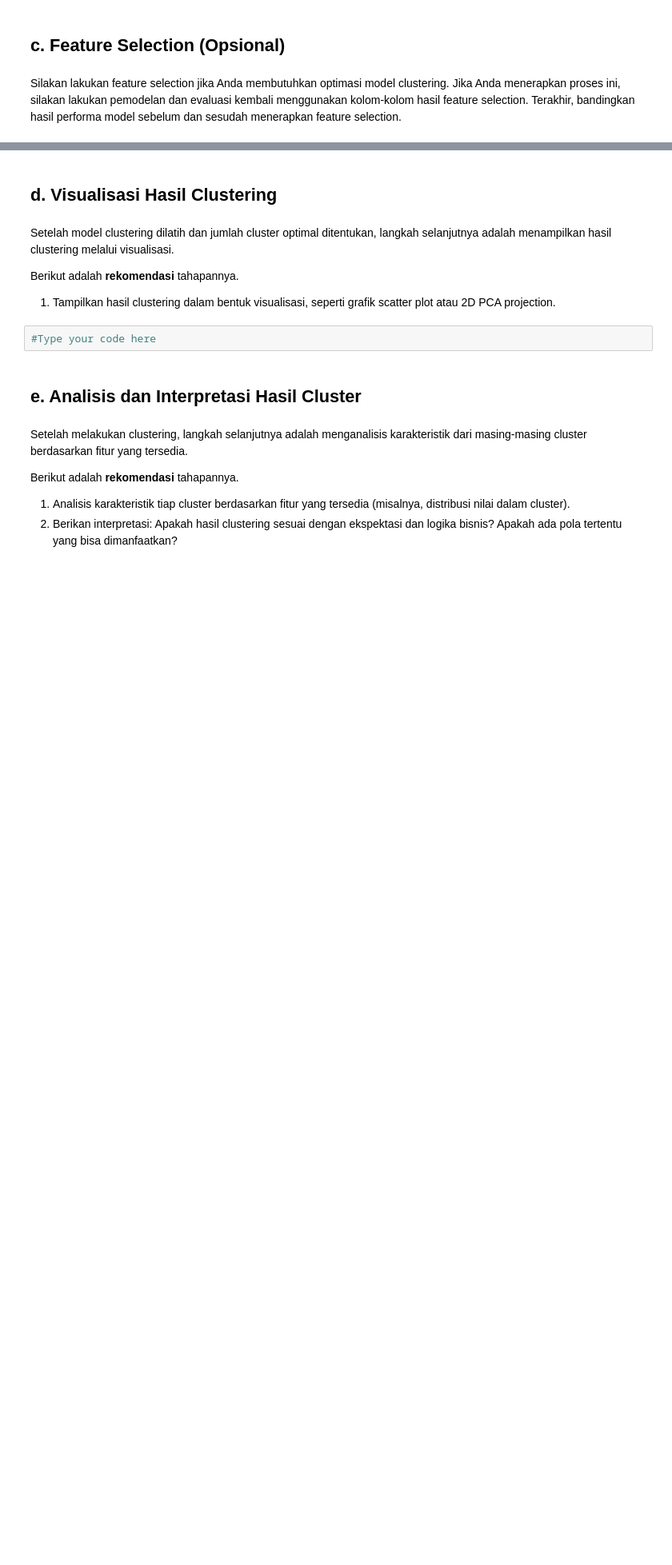
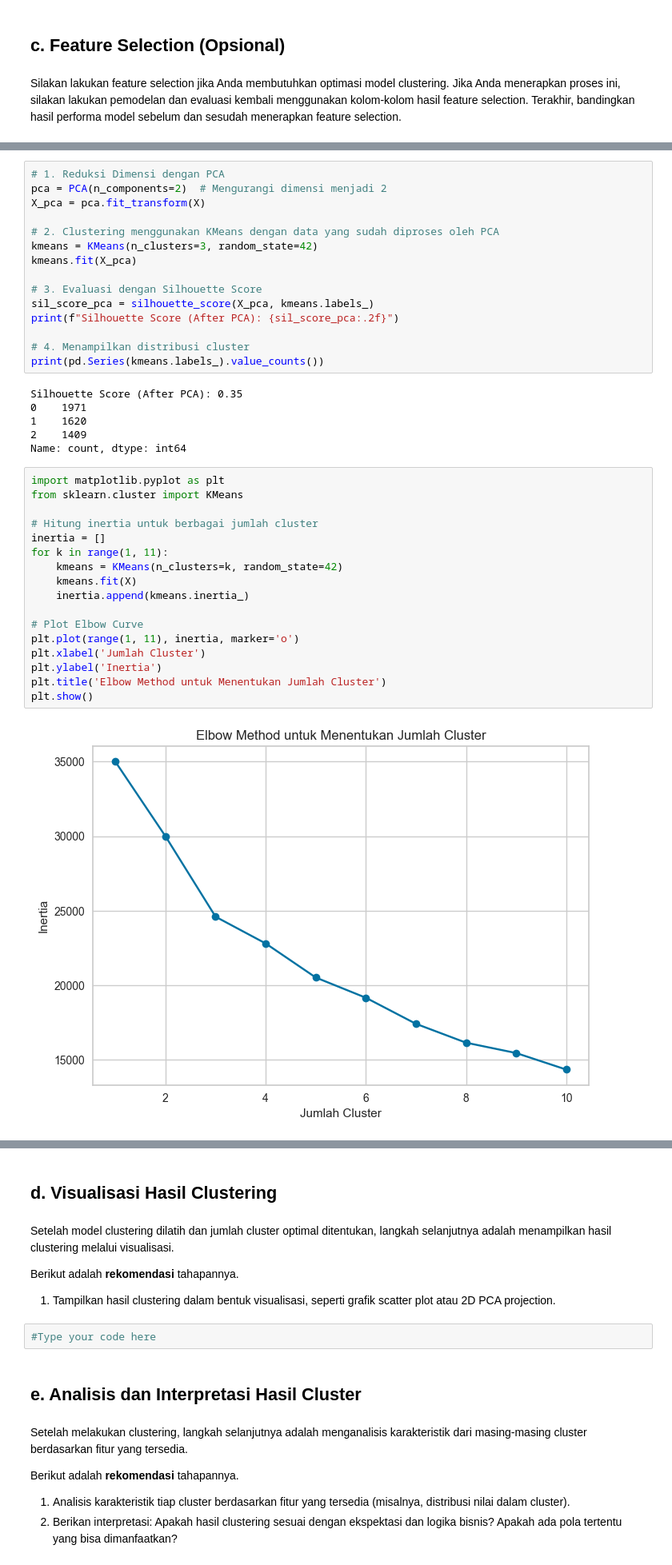
Before and after one commit to M4tchaa/submission-ml, a Jupyter notebook: aruri.ipynb, the cells around one changed output, grey strips where cells are left out. Shown at 80% size. Cells and saved outputs as stored; diff of their text form; blank space fills up the shorter version.

```diff
--- a/aruri.ipynb
+++ b/aruri.ipynb
@@ -351,0 +393,40 @@ Silakan lakukan feature selection jika Anda membutuhkan optimasi model clusterin
+# %%
+# 1. Reduksi Dimensi dengan PCA
+pca = PCA(n_components=2)  # Mengurangi dimensi menjadi 2
+X_pca = pca.fit_transform(X)
+
+# 2. Clustering menggunakan KMeans dengan data yang sudah diproses oleh PCA
+kmeans = KMeans(n_clusters=3, random_state=42)
+kmeans.fit(X_pca)
+
+# 3. Evaluasi dengan Silhouette Score
+sil_score_pca = silhouette_score(X_pca, kmeans.labels_)
+print(f"Silhouette Score (After PCA): {sil_score_pca:.2f}")
+
+# 4. Menampilkan distribusi cluster
+print(pd.Series(kmeans.labels_).value_counts())
+# %% [output]
+Silhouette Score (After PCA): 0.35
+0    1971
+1    1620
+2    1409
+Name: count, dtype: int64
+# %%
+import matplotlib.pyplot as plt
+from sklearn.cluster import KMeans
+
+# Hitung inertia untuk berbagai jumlah cluster
+inertia = []
+for k in range(1, 11):
+    kmeans = KMeans(n_clusters=k, random_state=42)
+    kmeans.fit(X)
+    inertia.append(kmeans.inertia_)
+
+# Plot Elbow Curve
+plt.plot(range(1, 11), inertia, marker='o')
+plt.xlabel('Jumlah Cluster')
+plt.ylabel('Inertia')
+plt.title('Elbow Method untuk Menentukan Jumlah Cluster')
+plt.show()
+# %% [output]
+[figure, added]
```
Also changed, not shown: parts of 18 cells of this notebook, 5 other files.
